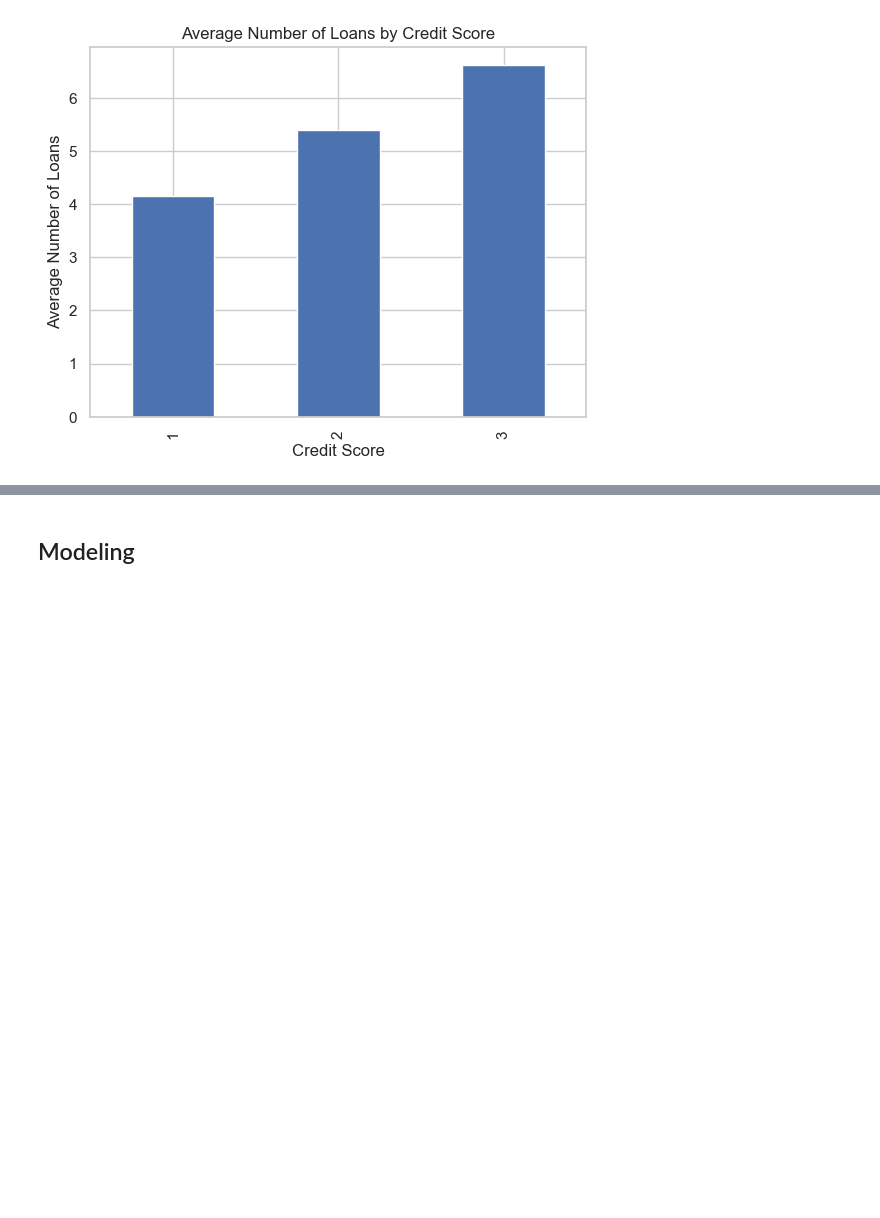
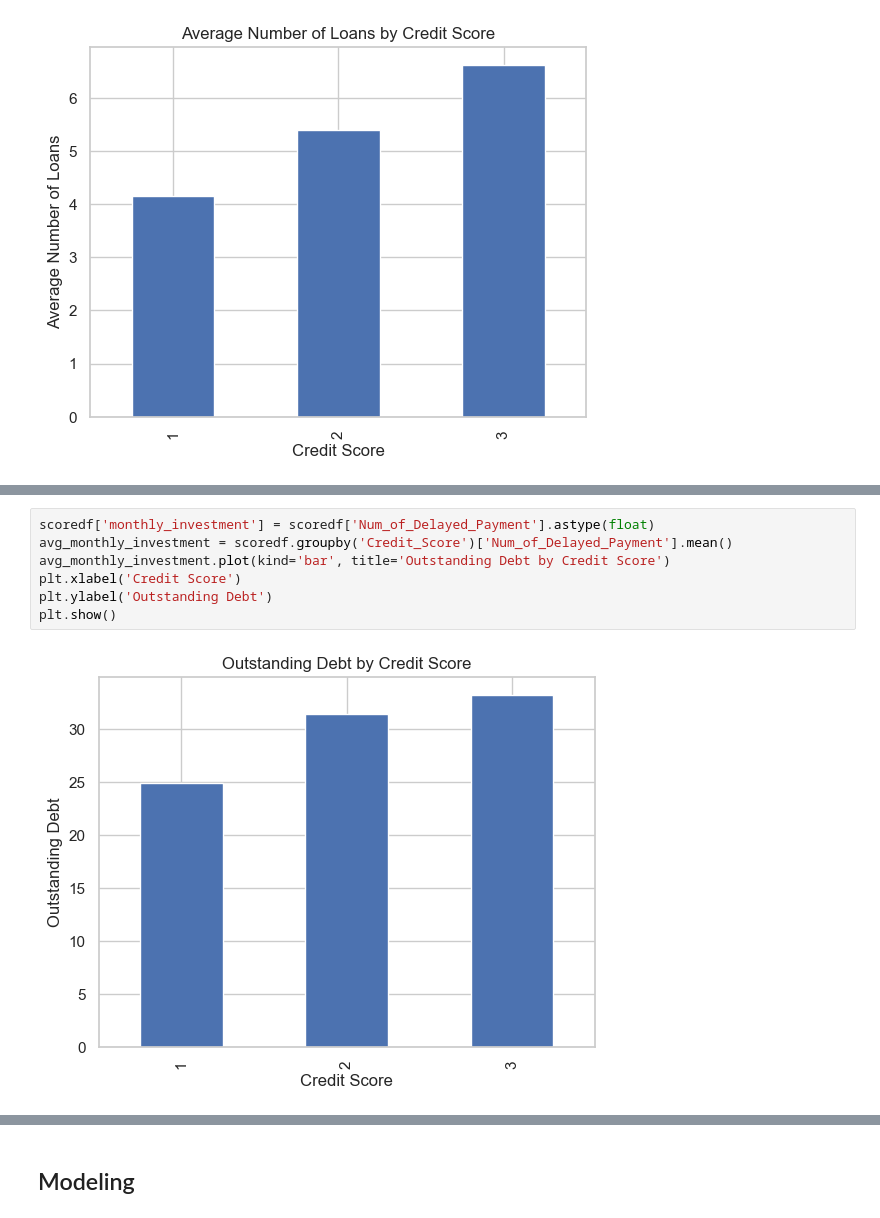
Before and after one commit to rodyrahi/creditscoreML, a Jupyter notebook: credit.ipynb, the cells around one changed output, grey strips where cells are left out. Cells and saved outputs as stored; diff of their text form; blank space fills up the shorter version.

```diff
--- a/credit.ipynb
+++ b/credit.ipynb
@@ -260,3 +285,12 @@ plt.show()
+# %%
+scoredf['monthly_investment'] = scoredf['Num_of_Delayed_Payment'].astype(float)
+avg_monthly_investment = scoredf.groupby('Credit_Score')['Num_of_Delayed_Payment'].mean()
+avg_monthly_investment.plot(kind='bar', title='Outstanding Debt by Credit Score')
+plt.xlabel('Credit Score')
+plt.ylabel('Outstanding Debt')
+plt.show()
+# %% [output]
+[figure, added]
 # %%
 
 
```
Also changed, not shown: parts of 27 cells of this notebook, 1 other file.
